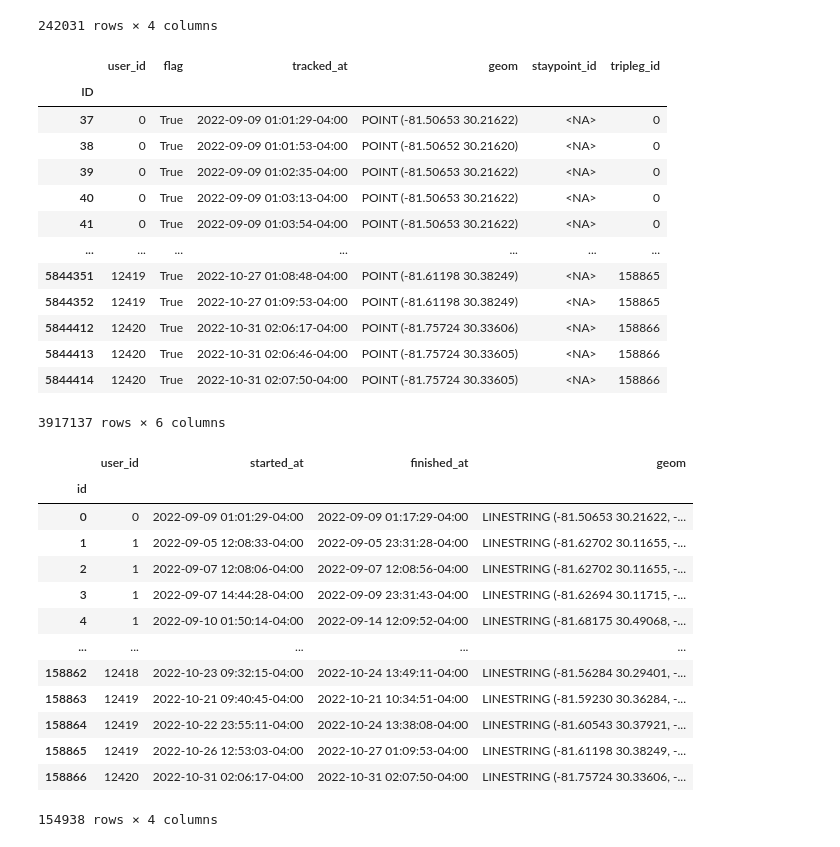
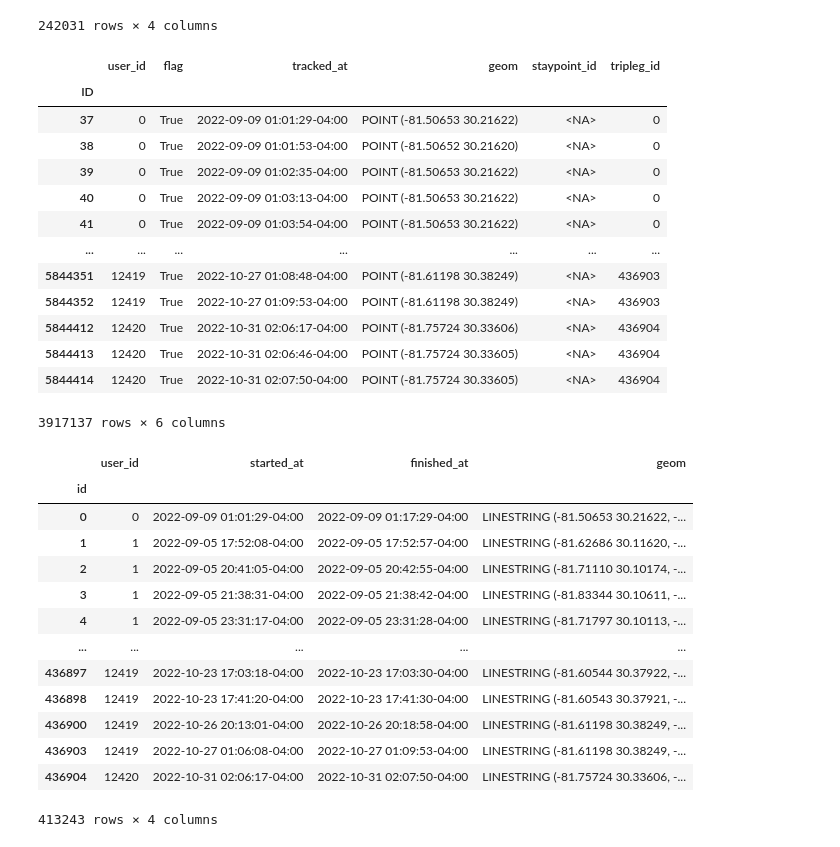
Before and after one commit to superoctober1213/GPS-Data-Travel-Survey, a Jupyter notebook: Stop_inference.ipynb, the cells around one changed output. Drawn from its saved outputs; the diff is of its cells as text; code cells hidden in the pictures.

```diff
--- a/Stop_inference.ipynb
+++ b/Stop_inference.ipynb
@@ -81,22 +81,22 @@ sp
 242031 rows × 4 columns
 # %%
 # generate triplegs
-pfs, tpls = pfs.as_positionfixes.generate_triplegs(sp, method='between_staypoints', gap_threshold = 1440)
+pfs, tpls = pfs.as_positionfixes.generate_triplegs(sp, method='between_staypoints', gap_threshold = 15.0)
 pfs
 # %% [output]
 |  | user_id | flag | tracked_at | geom | staypoint_id | tripleg_id |
 | ID |  |  |  |  |  |  |
 | 37 | 0 | True | 2022-09-09 01:01:29-04:00 | POINT (-81.50653 30.21622) | <NA> | 0 |
 | 38 | 0 | True | 2022-09-09 01:01:53-04:00 | POINT (-81.50652 30.21620) | <NA> | 0 |
 | 39 | 0 | True | 2022-09-09 01:02:35-04:00 | POINT (-81.50653 30.21622) | <NA> | 0 |
 | 40 | 0 | True | 2022-09-09 01:03:13-04:00 | POINT (-81.50653 30.21622) | <NA> | 0 |
 | 41 | 0 | True | 2022-09-09 01:03:54-04:00 | POINT (-81.50653 30.21622) | <NA> | 0 |
 | ... | ... | ... | ... | ... | ... | ... |
-| 5844351 | 12419 | True | 2022-10-27 01:08:48-04:00 | POINT (-81.61198 30.38249) | <NA> | 158865 |
-| 5844352 | 12419 | True | 2022-10-27 01:09:53-04:00 | POINT (-81.61198 30.38249) | <NA> | 158865 |
-| 5844412 | 12420 | True | 2022-10-31 02:06:17-04:00 | POINT (-81.75724 30.33606) | <NA> | 158866 |
-| 5844413 | 12420 | True | 2022-10-31 02:06:46-04:00 | POINT (-81.75724 30.33605) | <NA> | 158866 |
-| 5844414 | 12420 | True | 2022-10-31 02:07:50-04:00 | POINT (-81.75724 30.33605) | <NA> | 158866 |
+| 5844351 | 12419 | True | 2022-10-27 01:08:48-04:00 | POINT (-81.61198 30.38249) | <NA> | 436903 |
+| 5844352 | 12419 | True | 2022-10-27 01:09:53-04:00 | POINT (-81.61198 30.38249) | <NA> | 436903 |
+| 5844412 | 12420 | True | 2022-10-31 02:06:17-04:00 | POINT (-81.75724 30.33606) | <NA> | 436904 |
+| 5844413 | 12420 | True | 2022-10-31 02:06:46-04:00 | POINT (-81.75724 30.33605) | <NA> | 436904 |
+| 5844414 | 12420 | True | 2022-10-31 02:07:50-04:00 | POINT (-81.75724 30.33605) | <NA> | 436904 |
 3917137 rows × 6 columns
 # %%
 tpls
@@ -104,17 +104,17 @@ tpls
 |  | user_id | started_at | finished_at | geom |
 | id |  |  |  |  |
 | 0 | 0 | 2022-09-09 01:01:29-04:00 | 2022-09-09 01:17:29-04:00 | LINESTRING (-81.50653 30.21622, -... |
-| 1 | 1 | 2022-09-05 12:08:33-04:00 | 2022-09-05 23:31:28-04:00 | LINESTRING (-81.62702 30.11655, -... |
-| 2 | 1 | 2022-09-07 12:08:06-04:00 | 2022-09-07 12:08:56-04:00 | LINESTRING (-81.62702 30.11655, -... |
-| 3 | 1 | 2022-09-07 14:44:28-04:00 | 2022-09-09 23:31:43-04:00 | LINESTRING (-81.62694 30.11715, -... |
-| 4 | 1 | 2022-09-10 01:50:14-04:00 | 2022-09-14 12:09:52-04:00 | LINESTRING (-81.68175 30.49068, -... |
+| 1 | 1 | 2022-09-05 17:52:08-04:00 | 2022-09-05 17:52:57-04:00 | LINESTRING (-81.62686 30.11620, -... |
+| 2 | 1 | 2022-09-05 20:41:05-04:00 | 2022-09-05 20:42:55-04:00 | LINESTRING (-81.71110 30.10174, -... |
+| 3 | 1 | 2022-09-05 21:38:31-04:00 | 2022-09-05 21:38:42-04:00 | LINESTRING (-81.83344 30.10611, -... |
+| 4 | 1 | 2022-09-05 23:31:17-04:00 | 2022-09-05 23:31:28-04:00 | LINESTRING (-81.71797 30.10113, -... |
 | ... | ... | ... | ... | ... |
-| 158862 | 12418 | 2022-10-23 09:32:15-04:00 | 2022-10-24 13:49:11-04:00 | LINESTRING (-81.56284 30.29401, -... |
-| 158863 | 12419 | 2022-10-21 09:40:45-04:00 | 2022-10-21 10:34:51-04:00 | LINESTRING (-81.59230 30.36284, -... |
-| 158864 | 12419 | 2022-10-22 23:55:11-04:00 | 2022-10-24 13:38:08-04:00 | LINESTRING (-81.60543 30.37921, -... |
-| 158865 | 12419 | 2022-10-26 12:53:03-04:00 | 2022-10-27 01:09:53-04:00 | LINESTRING (-81.61198 30.38249, -... |
-| 158866 | 12420 | 2022-10-31 02:06:17-04:00 | 2022-10-31 02:07:50-04:00 | LINESTRING (-81.75724 30.33606, -... |
+| 436897 | 12419 | 2022-10-23 17:03:18-04:00 | 2022-10-23 17:03:30-04:00 | LINESTRING (-81.60544 30.37922, -... |
+| 436898 | 12419 | 2022-10-23 17:41:20-04:00 | 2022-10-23 17:41:30-04:00 | LINESTRING (-81.60543 30.37921, -... |
+| 436900 | 12419 | 2022-10-26 20:13:01-04:00 | 2022-10-26 20:18:58-04:00 | LINESTRING (-81.61198 30.38249, -... |
+| 436903 | 12419 | 2022-10-27 01:06:08-04:00 | 2022-10-27 01:09:53-04:00 | LINESTRING (-81.61198 30.38249, -... |
+| 436904 | 12420 | 2022-10-31 02:06:17-04:00 | 2022-10-31 02:07:50-04:00 | LINESTRING (-81.75724 30.33606, -... |
-154938 rows × 4 columns
+413243 rows × 4 columns
 # %%
 # Write positionfixes to csv file.
 ti.io.file.write_positionfixes_csv(pfs, 'pfs.csv')
```
